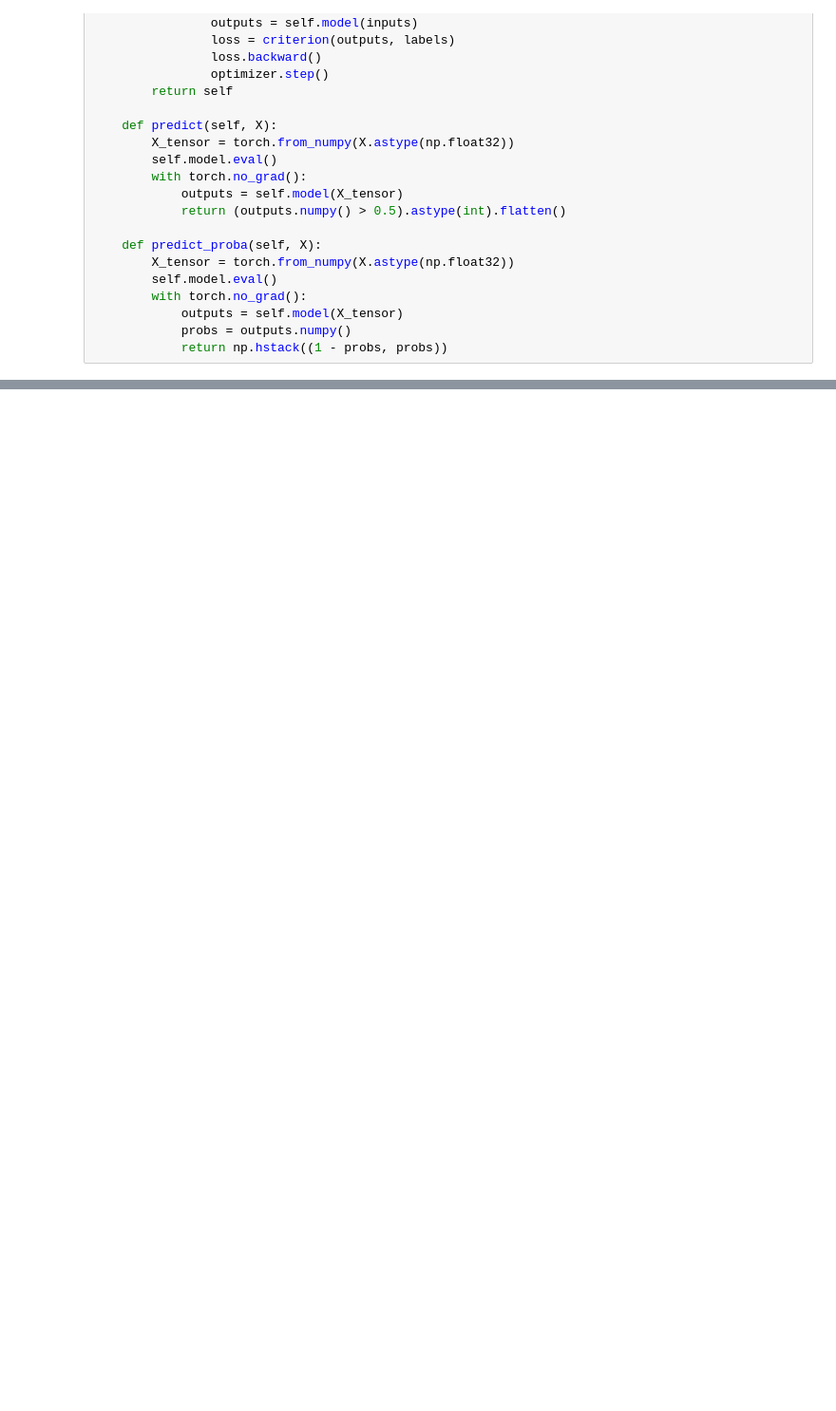
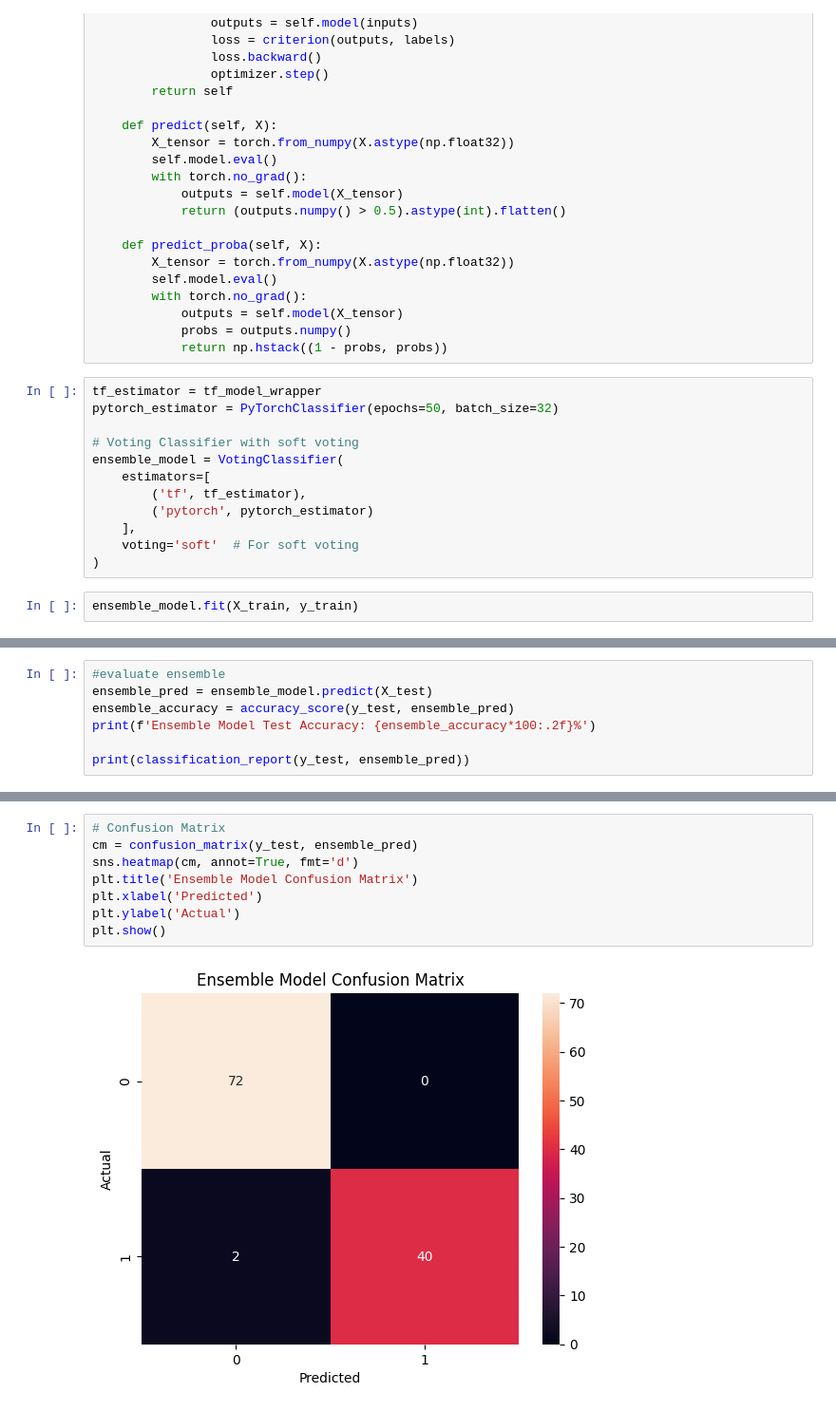
Before and after one commit to richardcornall/Tensorflow-Pytorch-Ensemble-Machine-Learning-Model-for-Breast-Cancer-Detection-, a Jupyter notebook: sample.ipynb, the cells around one changed output, grey strips where cells are left out. Shown: that part at 95% size. Cells and saved outputs as stored; diff of their text form; blank space fills up the shorter version.

```diff
--- a/sample.ipynb
+++ b/sample.ipynb
@@ -176,3 +177,17 @@ class PyTorchClassifier(BaseEstimator, ClassifierMixin):
             outputs = self.model(X_tensor)
             probs = outputs.numpy()
             return np.hstack((1 - probs, probs))
+# %%
+tf_estimator = tf_model_wrapper
+pytorch_estimator = PyTorchClassifier(epochs=50, batch_size=32)
+
+# Voting Classifier with soft voting
+ensemble_model = VotingClassifier(
+    estimators=[
+        ('tf', tf_estimator),
+        ('pytorch', pytorch_estimator)
+    ],
+    voting='soft'  # For soft voting
+)
+# %%
+ensemble_model.fit(X_train, y_train)
@@ -178,0 +199,7 @@ class PyTorchClassifier(BaseEstimator, ClassifierMixin):
+# %%
+#evaluate ensemble
+ensemble_pred = ensemble_model.predict(X_test)
+ensemble_accuracy = accuracy_score(y_test, ensemble_pred)
+print(f'Ensemble Model Test Accuracy: {ensemble_accuracy*100:.2f}%')
+
+print(classification_report(y_test, ensemble_pred))
@@ -178,0 +216,10 @@ class PyTorchClassifier(BaseEstimator, ClassifierMixin):
+# %%
+# Confusion Matrix
+cm = confusion_matrix(y_test, ensemble_pred)
+sns.heatmap(cm, annot=True, fmt='d')
+plt.title('Ensemble Model Confusion Matrix')
+plt.xlabel('Predicted')
+plt.ylabel('Actual')
+plt.show()
+# %% [output]
+[figure, added]
```
Also changed, not shown: parts of 5 cells of this notebook.
